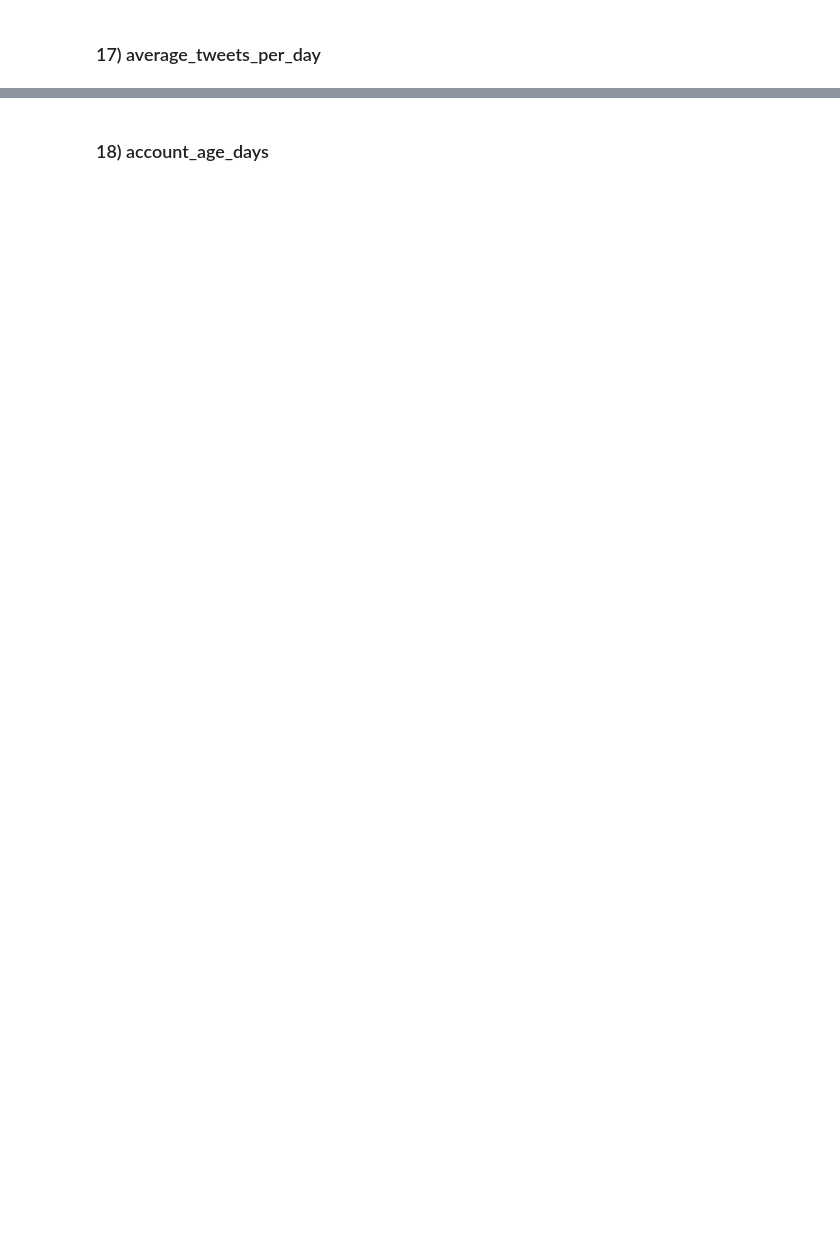
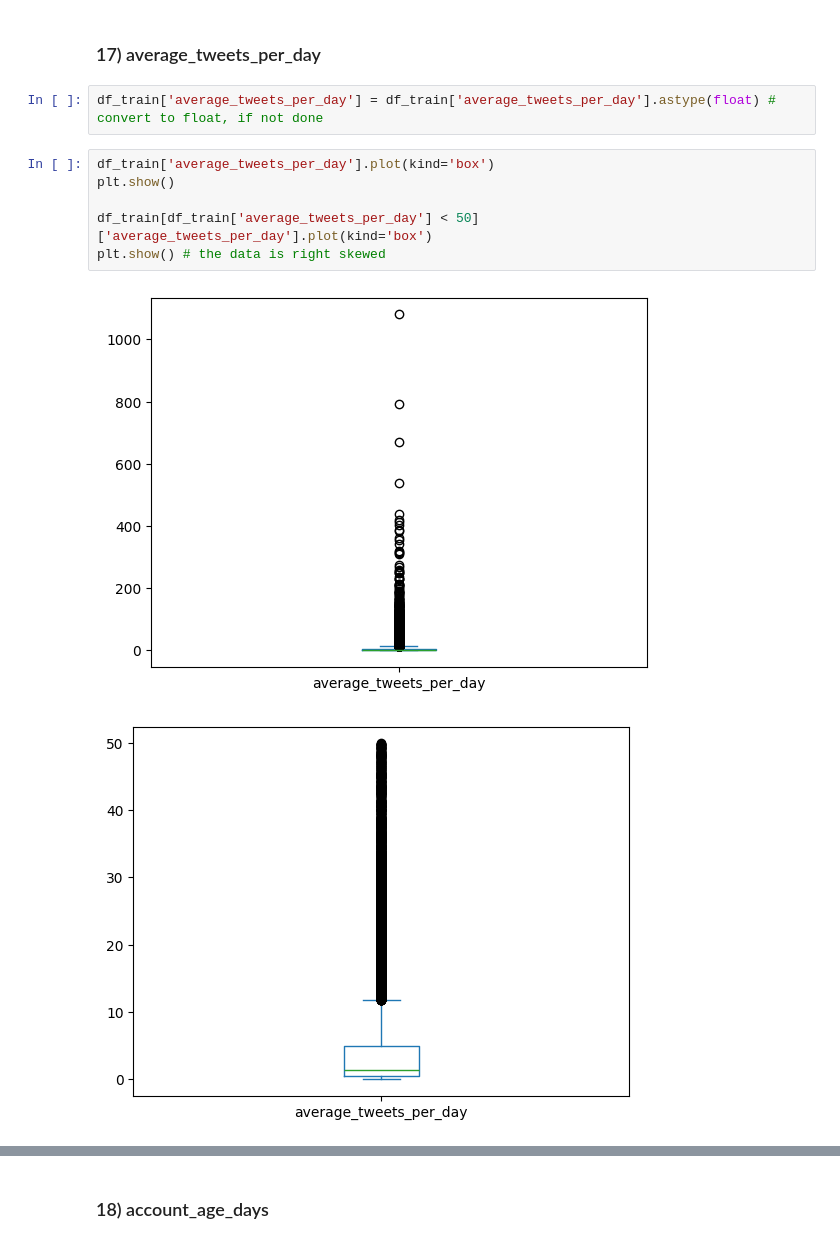
Before and after one commit to alexanderwilly/TwitterVerse_BotDetection, a Jupyter notebook: EDA.ipynb, the cells around one changed output, grey strips where cells are left out. Cells and saved outputs as stored; diff of their text form; blank space fills up the shorter version.

```diff
--- a/EDA.ipynb
+++ b/EDA.ipynb
@@ -863,2 +947,13 @@ Some of the bot contains the word 'bot' in their `screen_name`
 # %% [markdown]
 ### 17) average_tweets_per_day
+# %%
+df_train['average_tweets_per_day'] = df_train['average_tweets_per_day'].astype(float) # convert to float, if not done
+# %%
+df_train['average_tweets_per_day'].plot(kind='box')
+plt.show()
+
+df_train[df_train['average_tweets_per_day'] < 50]['average_tweets_per_day'].plot(kind='box')
+plt.show() # the data is right skewed
+# %% [output]
+[figure, added]
+[figure, added]
```
Also changed, not shown: parts of 24 cells of this notebook.
